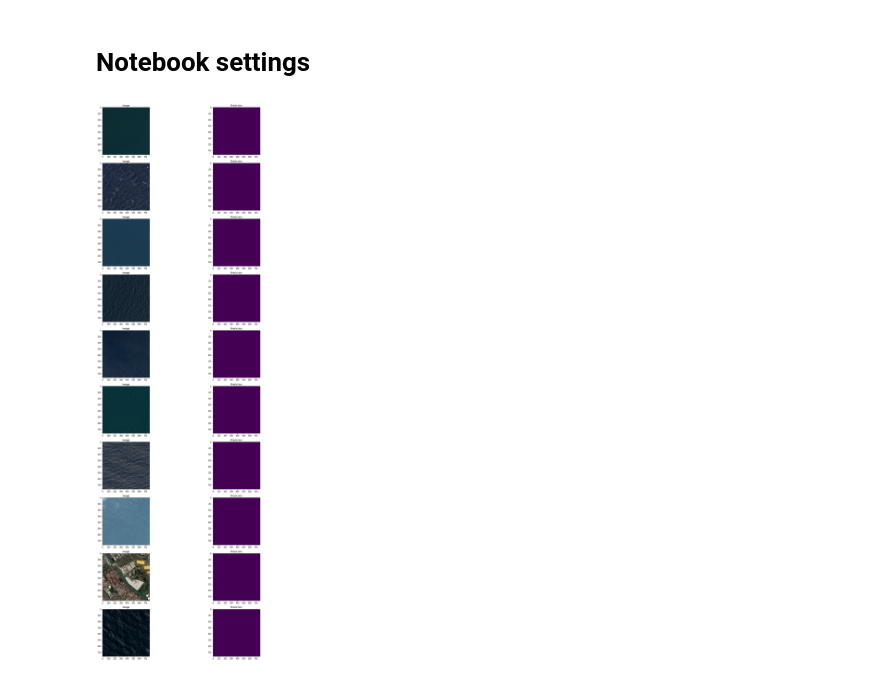
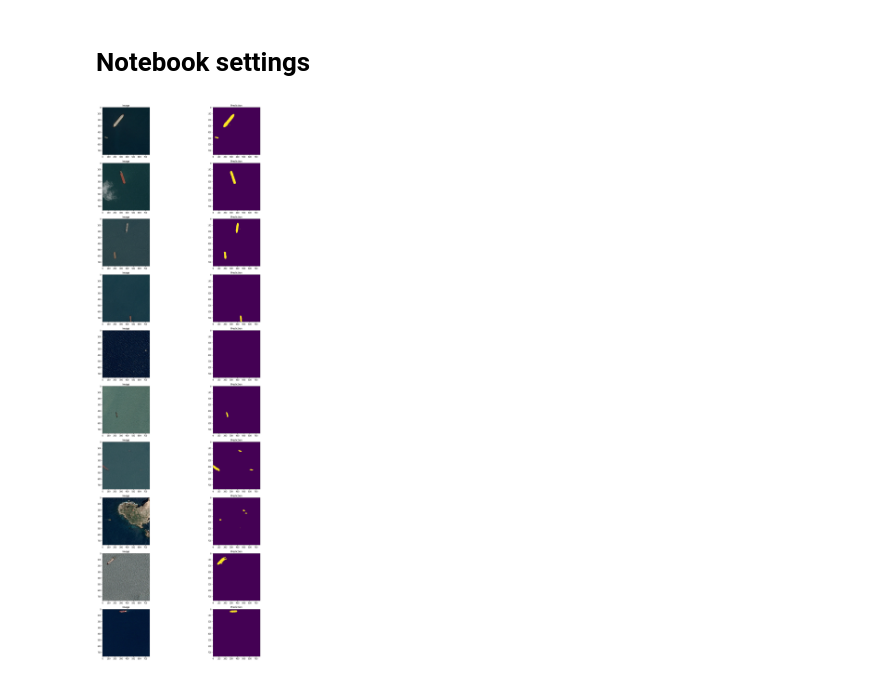
Before and after one commit to jjuppe/Object-Detection-Satelite-Images, a Jupyter notebook: explore_segmentation_model.ipynb, the cells around one changed output. Saved outputs shown, nothing was run; the diff lists cells and outputs as text; code cells hidden in the pictures.

```diff
--- a/explore_segmentation_model.ipynb
+++ b/explore_segmentation_model.ipynb
@@ -34,5 +3,43 @@ model = load_model("models/segmentation_model_final_v1.h5",
 # %% [markdown]
 # Notebook settings
+# %%
+from keras.models import load_model
+import keras.backend as K
+from keras.losses import binary_crossentropy
+import numpy as np
+
+def dice_coef(y_true, y_pred, smooth=1):
+    """
+    Dice = (2*|X & Y|)/ (|X|+ |Y|)
+         =  2*sum(|A*B|)/(sum(A^2)+sum(B^2))
+    ref: https://arxiv.org/pdf/1606.04797v1.pdf
+    """
+    intersection = K.sum(K.abs(y_true * y_pred), axis=-1)
+    return (2. * intersection + smooth) / (K.sum(K.square(y_true), -1) + K.sum(K.square(y_pred), -1) + smooth)
+
+def dice_coef_loss(y_true, y_pred):
+    return 1 - dice_coef(y_true, y_pred)
+
+def dice_p_bce(in_gt, in_pred):
+    return 1e-3 * binary_crossentropy(in_gt, in_pred) - dice_coef(in_gt, in_pred)
+
+def true_positive_rate(y_true, y_pred):
+    return K.sum(K.flatten(y_true) * K.flatten(K.round(y_pred))) / K.sum(y_true)
+
+def IoU(y_true, y_pred, eps=1e-6):
+    if np.max(y_true) == 0.0:
+        return IoU(1 - y_true, 1 - y_pred)  ## empty image; calc IoU of zeros
+    intersection = K.sum(y_true * y_pred, axis=[1, 2, 3])
+    union = K.sum(y_true, axis=[1, 2, 3]) + K.sum(y_pred, axis=[1, 2, 3]) - intersection
+    return -K.mean((intersection + eps) / (union + eps), axis=0)
+
+
+model = load_model("models/seg_model_better_training.h5",
+                   custom_objects={'dice_p_bce': dice_p_bce, 'dice_coef': dice_coef,
+
+                                   'true_positive_rate': true_positive_rate,
+                                   'IoU': IoU,
+                                   'dice_coef_loss': dice_coef_loss})
 # %%
 PICTURES = None
 NR_PICTURES = 10
@@ -48,34 +55,34 @@ from keras.applications.imagenet_utils import preprocess_input
 % matplotlib inline
 
 if PICTURES:
     NR_PICTURES = len(PICTURES)
     images = np.zeros((NR_PICTURES, 1, 768, 768, 3))
     for idx, path in enumerate(PICTURES):
-        img_path = os.path.join("input/test", path)
+        img_path = os.path.join("input/train", path)
         images[idx][0] = mpimg.imread(img_path)
 
 else:
-    image_list = os.listdir("input/test")
+    image_list = os.listdir("Object-Detection-Satelite-Images/test-images")
     image_paths = rn.sample(image_list, NR_PICTURES)
     images = np.zeros((NR_PICTURES, 1, 768, 768, 3))
     for idx, path in enumerate(image_paths):
-        img_path = os.path.join("input/test", path)
+        img_path = os.path.join("Object-Detection-Satelite-Images/test-images", path)
         images[idx][0] = mpimg.imread(img_path)
 
 fig, axes = plt.subplots(NR_PICTURES, 2, figsize=(20, 4 * NR_PICTURES))
 
 counter = 0
 for idx, ax in enumerate(axes.flat):
     if idx % 2 == 0:
         ax.set_title('Image')
         ax.imshow(np.squeeze(images[counter]).astype(np.uint8))
     else:
         ax.set_title('Prediction')
         img = preprocess_input(images[counter])
         prediction = model.predict(img)[0]
         counter += 1
         ax.imshow(np.squeeze(prediction))
 plt.tight_layout()
 plt.show()
 # %% [output]
-[figure, old version]
+[figure, new version]
```
Also changed, not shown: parts of 1 cell of this notebook, 13 other files.
